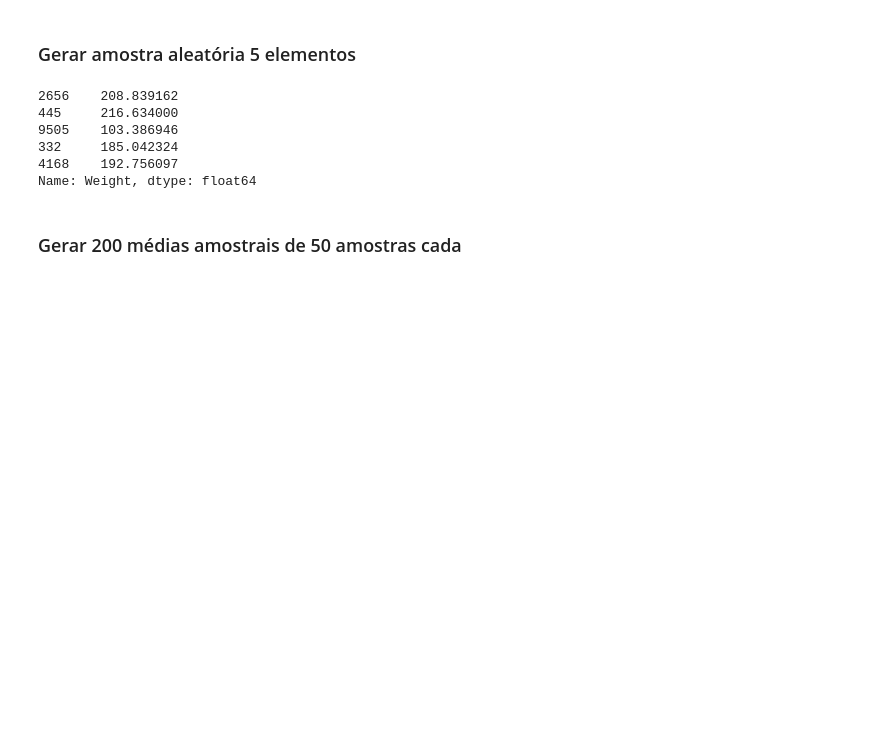
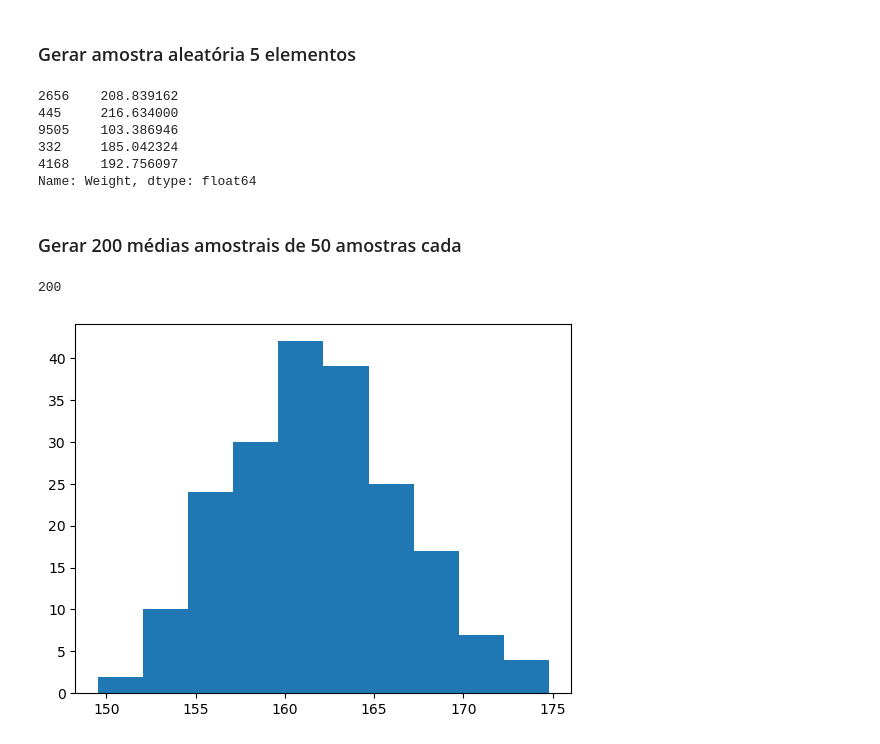
Before and after one commit to phillrog/py-machine-learning, a Jupyter notebook: notebooks/7 - Estatística/09 - Teorema do Limite Central.ipynb, the cells around one changed output. Drawn from its saved outputs; the diff is of its cells as text; code cells hidden in the pictures; blank space fills up the shorter version.

```diff
--- a/notebooks/7 - Estatística/09 - Teorema do Limite Central.ipynb
+++ b/notebooks/7 - Estatística/09 - Teorema do Limite Central.ipynb
@@ -139,6 +139,15 @@ Name: Weight, dtype: float64
 np.random.seed(123)
 medias_amostrais = []
 for _ in range(200):
-    amostras = data['Weight'].saple(50)
+    amostras = data['Weight'].sample(50)
     media_amostral = np.mean(amostras)
-    medias_amostrais
+    medias_amostrais.append(media_amostral)
+# %%
+len(medias_amostrais)
+# %% [output]
+200
+# %%
+plt.hist(medias_amostrais)
+plt.show()
+# %% [output]
+[figure, added]
```
